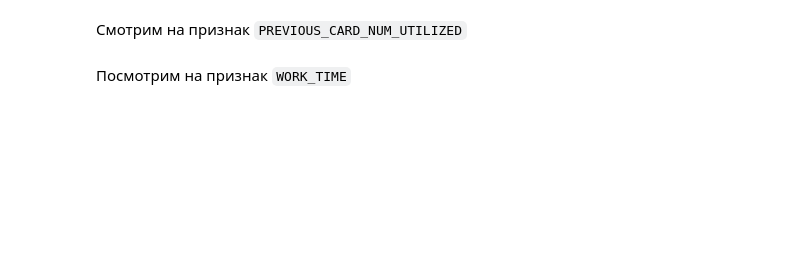
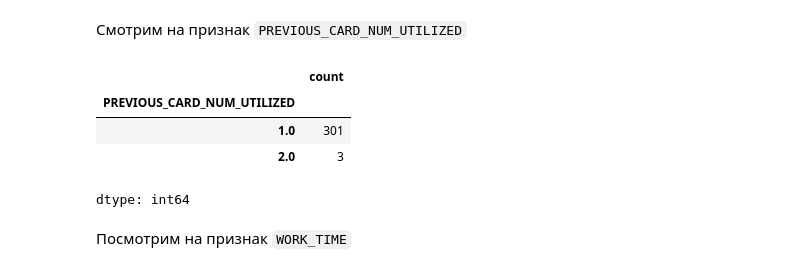
Before and after one commit to hse-ds/ml-hse-nes, a Jupyter notebook: 2024/seminars/seminar05/seminar05_quality_sol.ipynb, the cells around one changed output. Drawn from its saved outputs; the diff is of its cells as text; code cells hidden in the pictures; blank space fills up the shorter version.

```diff
--- a/2024/seminars/seminar05/seminar05_quality_sol.ipynb
+++ b/2024/seminars/seminar05/seminar05_quality_sol.ipynb
@@ -110,4 +132,5 @@ data_num.columns
 # %% [markdown]
 Какой еще признак надо удалить? Почему?
-# %%
-data_num = ... # YOUR CODE HERE
+# %%
+data_num = data_num.drop(columns=['AGREEMENT_RK']) # Ибо он уникальный идентификатор
+data_num.columns
@@ -140,2 +208,12 @@ data_num.isna().sum().sort_values(ascending=False)
+# %%
+##Ответ: PREVIOUS_CARD_NUM_UTILIZED - в описании данных сказано, что nan, если ни разу не пользовались
+#(Можем чекнуть, что в датасете только 1 и 2). Замена на 0
+data_num['PREVIOUS_CARD_NUM_UTILIZED'].value_counts()
+# %% [output]
+|  | count |
+| PREVIOUS_CARD_NUM_UTILIZED |  |
+| 1.0 | 301 |
+| 2.0 | 3 |
+dtype: int64
 # %% [markdown]
 Посмотрим на признак `WORK_TIME`
```
Also changed, not shown: parts of 30 cells of this notebook.
